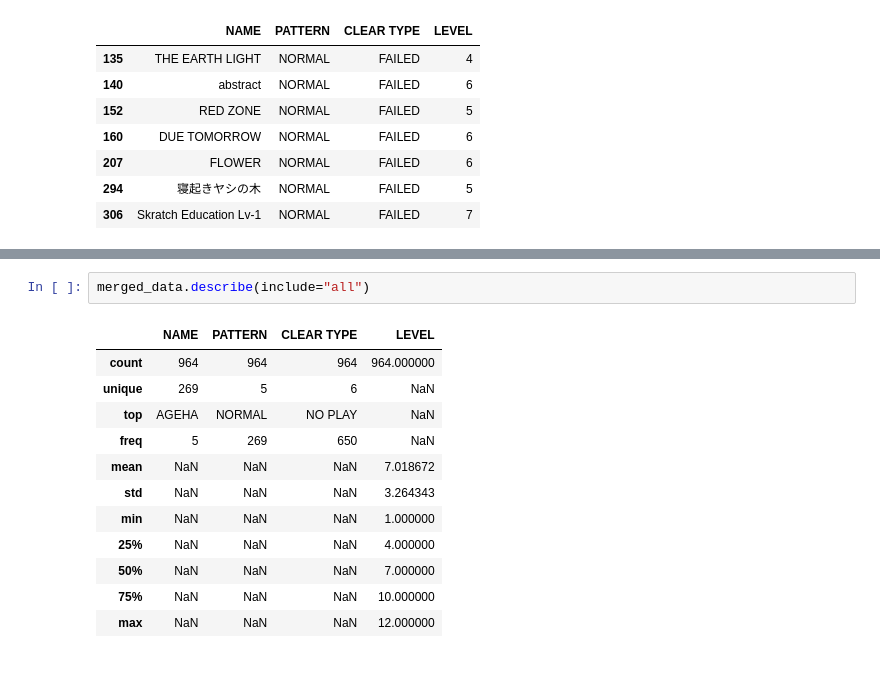
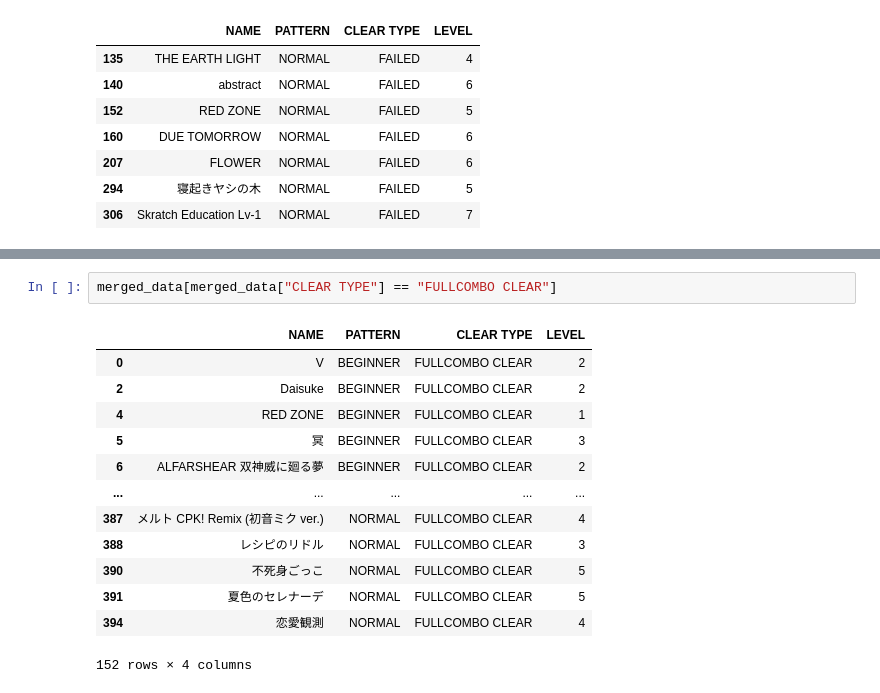
Before and after one commit to pji2918/py, a Jupyter notebook: iidxanalysis.ipynb, the cells around one changed output, grey strips where cells are left out. Drawn from its saved outputs; the diff is of its cells as text.

Commit message:
chore: update data

```diff
--- a/iidxanalysis.ipynb
+++ b/iidxanalysis.ipynb
@@ -244,15 +245,16 @@ merged_data[merged_data["CLEAR TYPE"] != "NO PLAY"].sample(10)
 # %%
-merged_data.describe(include="all")
+merged_data[merged_data["CLEAR TYPE"] == "FULLCOMBO CLEAR"]
 # %% [output]
 |  | NAME | PATTERN | CLEAR TYPE | LEVEL |
-| count | 964 | 964 | 964 | 964.000000 |
-| unique | 269 | 5 | 6 | NaN |
-| top | AGEHA | NORMAL | NO PLAY | NaN |
-| freq | 5 | 269 | 650 | NaN |
-| mean | NaN | NaN | NaN | 7.018672 |
-| std | NaN | NaN | NaN | 3.264343 |
-| min | NaN | NaN | NaN | 1.000000 |
-| 25% | NaN | NaN | NaN | 4.000000 |
-| 50% | NaN | NaN | NaN | 7.000000 |
-| 75% | NaN | NaN | NaN | 10.000000 |
-| max | NaN | NaN | NaN | 12.000000 |
+| 0 | V | BEGINNER | FULLCOMBO CLEAR | 2 |
+| 2 | Daisuke | BEGINNER | FULLCOMBO CLEAR | 2 |
+| 4 | RED ZONE | BEGINNER | FULLCOMBO CLEAR | 1 |
+| 5 | 冥 | BEGINNER | FULLCOMBO CLEAR | 3 |
+| 6 | ALFARSHEAR 双神威に廻る夢 | BEGINNER | FULLCOMBO CLEAR | 2 |
+| ... | ... | ... | ... | ... |
+| 387 | メルト CPK! Remix (初音ミク ver.) | NORMAL | FULLCOMBO CLEAR | 4 |
+| 388 | レシピのリドル | NORMAL | FULLCOMBO CLEAR | 3 |
+| 390 | 不死身ごっこ | NORMAL | FULLCOMBO CLEAR | 5 |
+| 391 | 夏色のセレナーデ | NORMAL | FULLCOMBO CLEAR | 5 |
+| 394 | 恋愛観測 | NORMAL | FULLCOMBO CLEAR | 4 |
+152 rows × 4 columns
```
Also changed, not shown: parts of 3 cells of this notebook, 1 other file.
